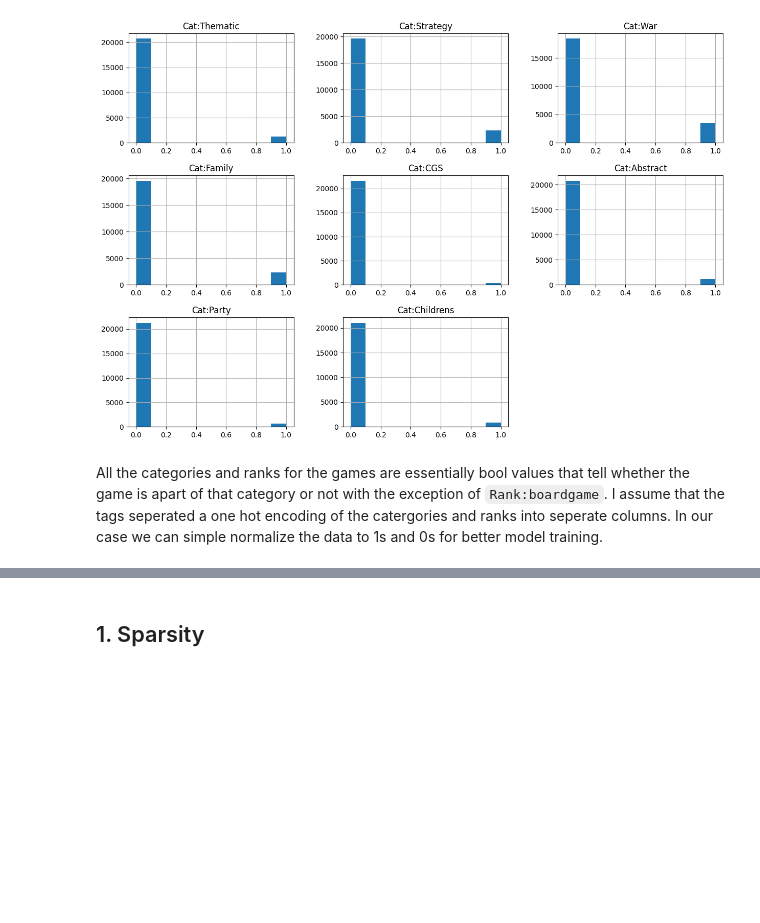
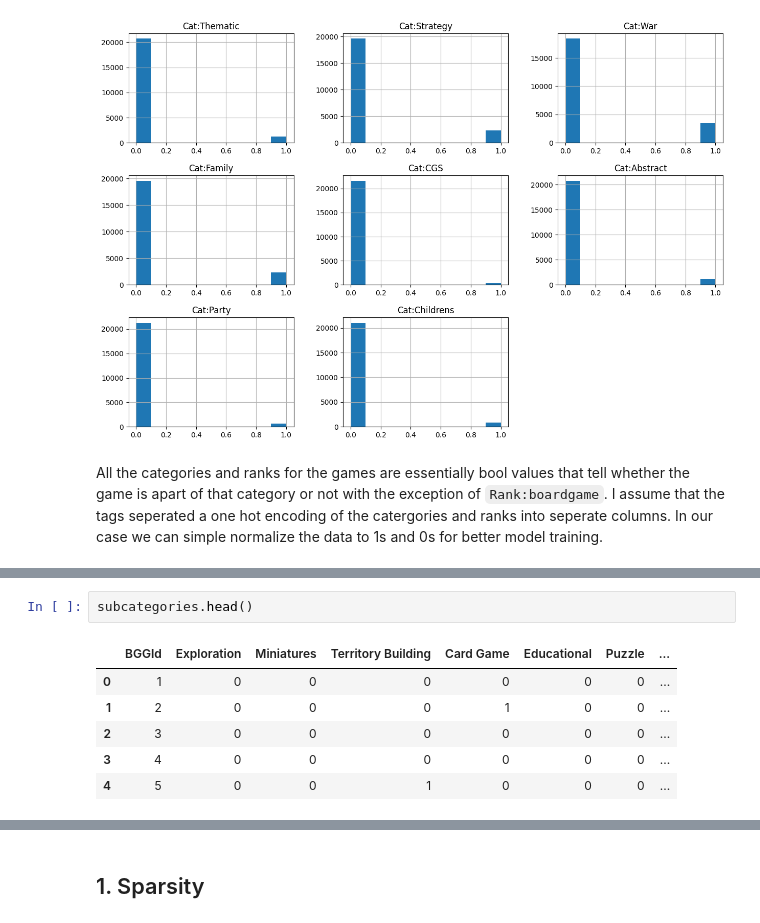
Before and after one commit to AnhVuong146/CMPE_256_game-recommender-system, a Jupyter notebook: eda.ipynb, the cells around one changed output, grey strips where cells are left out. Saved outputs shown, nothing was run; the diff lists cells and outputs as text; blank space fills up the shorter version.

```diff
--- a/eda.ipynb
+++ b/eda.ipynb
@@ -216,0 +249,9 @@ plt.show()
+# %%
+subcategories.head()
+# %% [output]
+|  | BGGId | Exploration | Miniatures | Territory Building | Card Game | Educational | Puzzle | ... |
+| 0 | 1 | 0 | 0 | 0 | 0 | 0 | 0 | ... |
+| 1 | 2 | 0 | 0 | 0 | 1 | 0 | 0 | ... |
+| 2 | 3 | 0 | 0 | 0 | 0 | 0 | 0 | ... |
+| 3 | 4 | 0 | 0 | 0 | 0 | 0 | 0 | ... |
+| 4 | 5 | 0 | 0 | 1 | 0 | 0 | 0 | ... |
```
Also changed, not shown: parts of 15 cells of this notebook.
